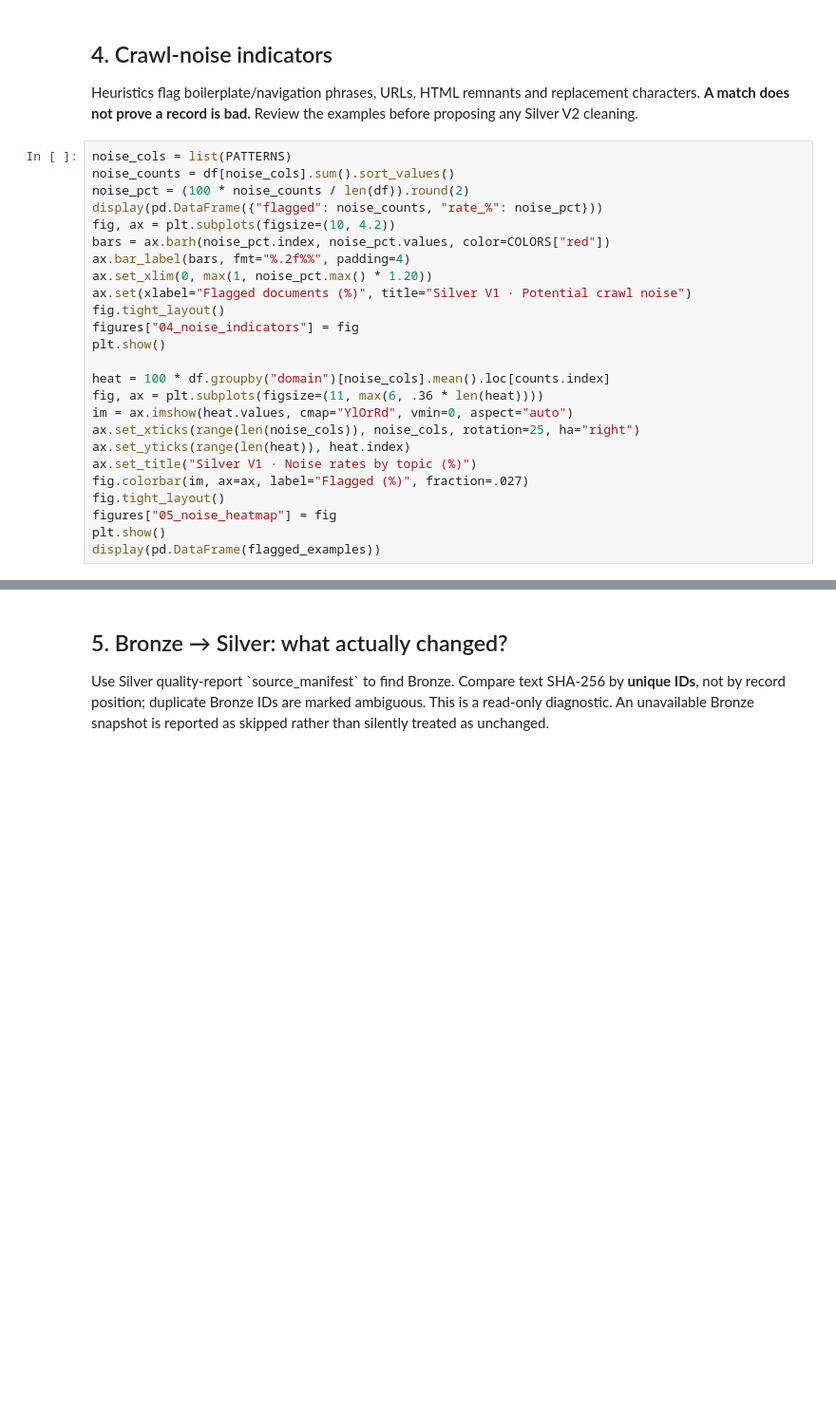
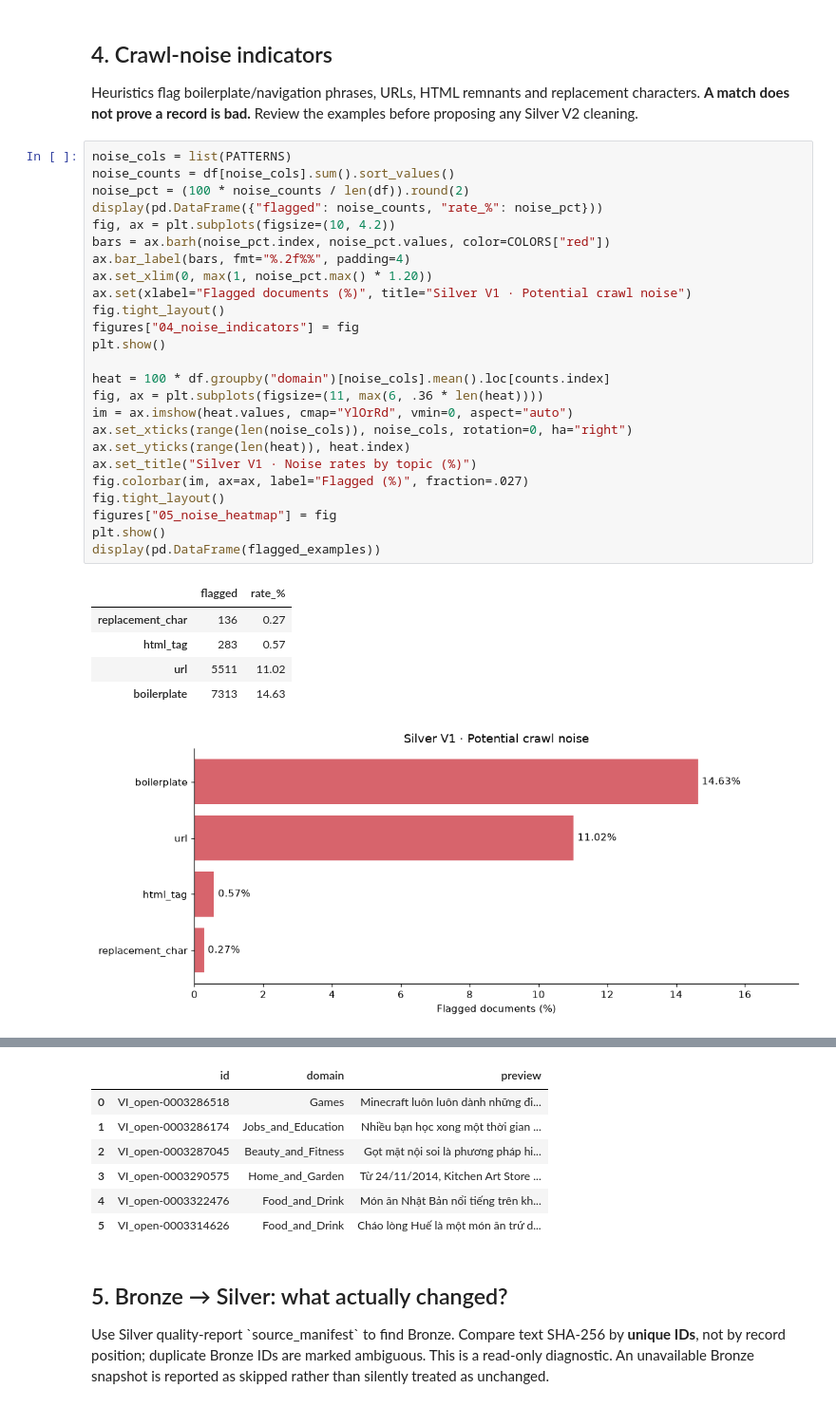
Before and after one commit to Ko4rut/vietnamese-multimodal-moderation, a Jupyter notebook: notebooks/eda/01_silver_eda.ipynb, the cells around one changed output, grey strips where cells are left out. Shown at 95% size. Saved outputs shown, nothing was run; the diff lists cells and outputs as text; blank space fills up the shorter version.

```diff
--- a/notebooks/eda/01_silver_eda.ipynb
+++ b/notebooks/eda/01_silver_eda.ipynb
@@ -176,25 +241,32 @@ Heuristics flag boilerplate/navigation phrases, URLs, HTML remnants and replacem
 # %%
 noise_cols = list(PATTERNS)
 noise_counts = df[noise_cols].sum().sort_values()
 noise_pct = (100 * noise_counts / len(df)).round(2)
 display(pd.DataFrame({"flagged": noise_counts, "rate_%": noise_pct}))
 fig, ax = plt.subplots(figsize=(10, 4.2))
 bars = ax.barh(noise_pct.index, noise_pct.values, color=COLORS["red"])
 ax.bar_label(bars, fmt="%.2f%%", padding=4)
 ax.set_xlim(0, max(1, noise_pct.max() * 1.20))
 ax.set(xlabel="Flagged documents (%)", title="Silver V1 · Potential crawl noise")
 fig.tight_layout()
 figures["04_noise_indicators"] = fig
 plt.show()
 
 heat = 100 * df.groupby("domain")[noise_cols].mean().loc[counts.index]
 fig, ax = plt.subplots(figsize=(11, max(6, .36 * len(heat))))
 im = ax.imshow(heat.values, cmap="YlOrRd", vmin=0, aspect="auto")
-ax.set_xticks(range(len(noise_cols)), noise_cols, rotation=25, ha="right")
+ax.set_xticks(range(len(noise_cols)), noise_cols, rotation=0, ha="right")
 ax.set_yticks(range(len(heat)), heat.index)
 ax.set_title("Silver V1 · Noise rates by topic (%)")
 fig.colorbar(im, ax=ax, label="Flagged (%)", fraction=.027)
 fig.tight_layout()
 figures["05_noise_heatmap"] = fig
 plt.show()
 display(pd.DataFrame(flagged_examples))
+# %% [output]
+|  | flagged | rate_% |
+| replacement_char | 136 | 0.27 |
+| html_tag | 283 | 0.57 |
+| url | 5511 | 11.02 |
+| boilerplate | 7313 | 14.63 |
+[figure, added]
@@ -201,3 +274,10 @@ display(pd.DataFrame(flagged_examples))
+|  | id | domain | preview |
+| 0 | VI_open-0003286518 | Games | Minecraft luôn luôn dành những đi... |
+| 1 | VI_open-0003286174 | Jobs_and_Education | Nhiều bạn học xong một thời gian ... |
+| 2 | VI_open-0003287045 | Beauty_and_Fitness | Gọt mặt nội soi là phương pháp hi... |
+| 3 | VI_open-0003290575 | Home_and_Garden | Từ 24/11/2014, Kitchen Art Store ... |
+| 4 | VI_open-0003322476 | Food_and_Drink | Món ăn Nhật Bản nổi tiếng trên kh... |
+| 5 | VI_open-0003314626 | Food_and_Drink | Cháo lòng Huế là một món ăn trứ d... |
 # %% [markdown]
 ## 5. Bronze → Silver: what actually changed?
 
```
Also changed, not shown: parts of 8 cells of this notebook.
